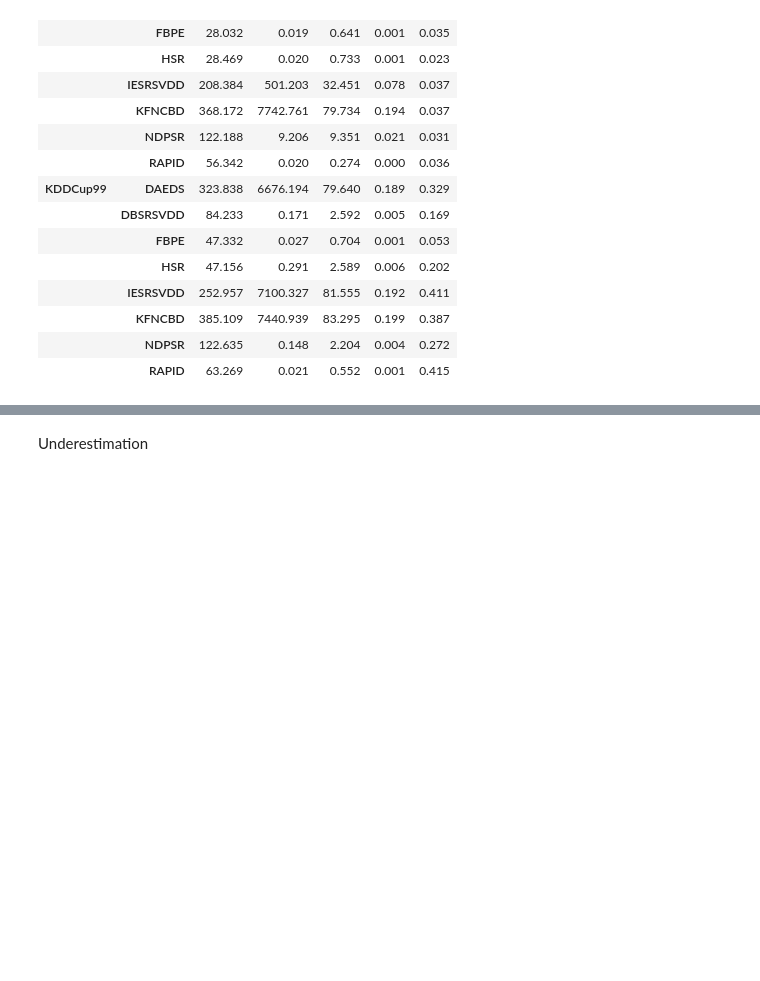
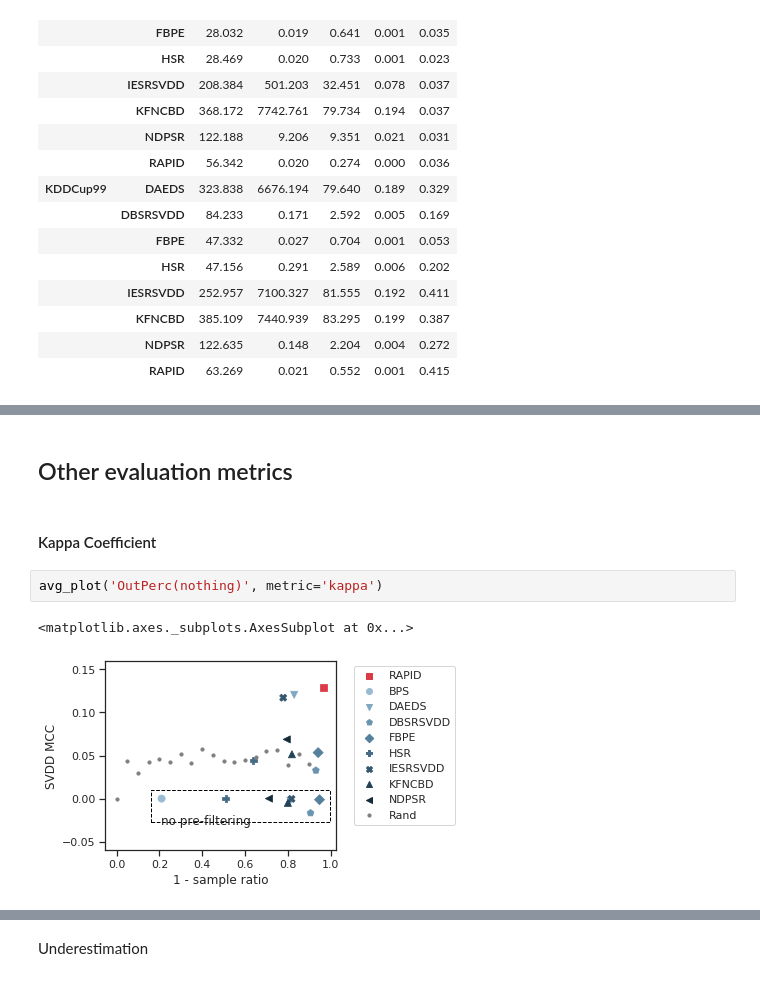
Before and after one commit to englhardt/ocs-evaluation, a Jupyter notebook: notebooks/eval_dami.ipynb, the cells around one changed output, grey strips where cells are left out. Cells and saved outputs as stored; diff of their text form; blank space fills up the shorter version.

Commit message:
Add additional evaluation metrics.

```diff
--- a/notebooks/eval_dami.ipynb
+++ b/notebooks/eval_dami.ipynb
@@ -528,0 +595,9 @@ y.round(3)
+# %% [markdown]
+## Other evaluation metrics
+# %% [markdown]
+#### Kappa Coefficient
+# %%
+avg_plot('OutPerc(nothing)', metric='kappa')
+# %% [output]
+<matplotlib.axes._subplots.AxesSubplot at 0x...>
+[figure, added]
```
Also changed, not shown: parts of 7 cells of this notebook.
